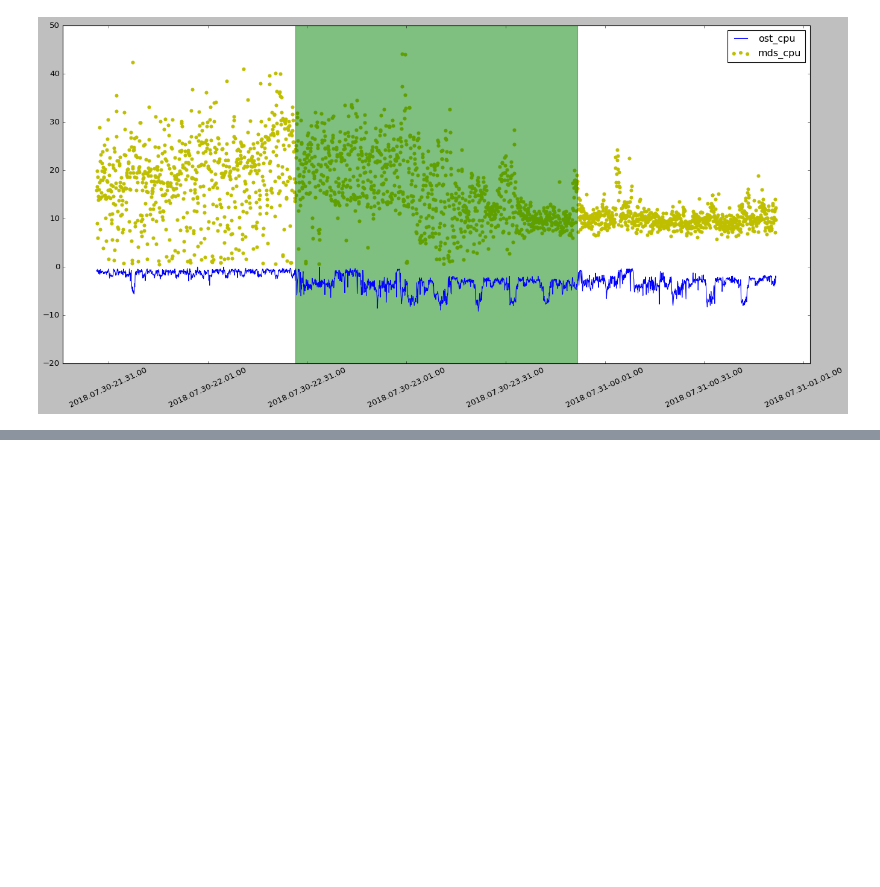
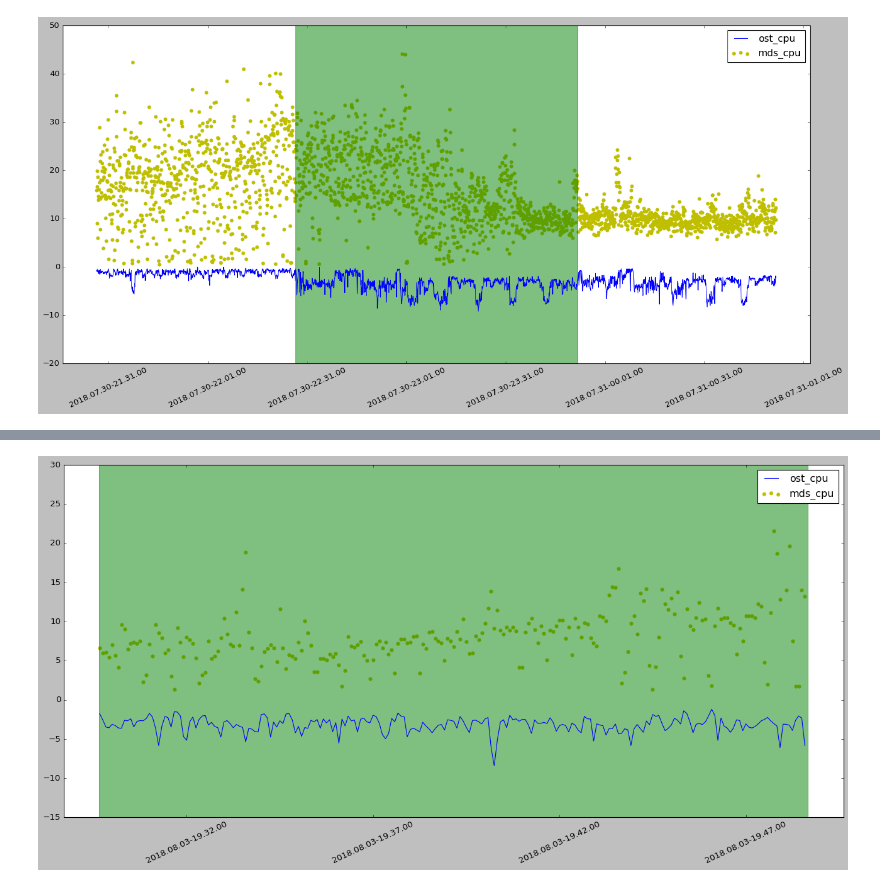
Before and after one commit to liuyuanlai/DTNSpeedTest, a Jupyter notebook: jupyter/lmt-nersc.ipynb, the cells around one changed output, grey strips where cells are left out. Drawn from its saved outputs; the diff is of its cells as text; code cells hidden in the pictures; blank space fills up the shorter version.

```diff
--- a/jupyter/lmt-nersc.ipynb
+++ b/jupyter/lmt-nersc.ipynb
@@ -280,0 +373,18 @@ plt.show()
+# %%
+plt.close()
+plt.figure(figsize = (20, 10))
+plt.subplots_adjust(bottom = 0.2)
+plt.xticks(rotation = 25)
+ax=plt.gca()
+xfmt = md.DateFormatter('%Y.%m.%d-%H.%M.%S')
+ax.xaxis.set_major_formatter(xfmt)
+plt.plot(datenums, ost0_cpu, label = 'ost_cpu', color = 'b')
+plt.scatter(datenums, mds0_cpu, label = 'mds_cpu', color = 'y')
+# plt.plot(datenums, ost0_wr, label = 'ost_wr', color = 'r')
+# plt.plot(datenums, ost0_rr, label = 'ost_rr', color = 'c')
+
+plt.axvspan(start_date, end_date, color='g', alpha=0.5)
+plt.legend()
+plt.show()
+# %% [output]
+[figure, added]
```
Also changed, not shown: parts of 11 cells of this notebook, 19 other files.
